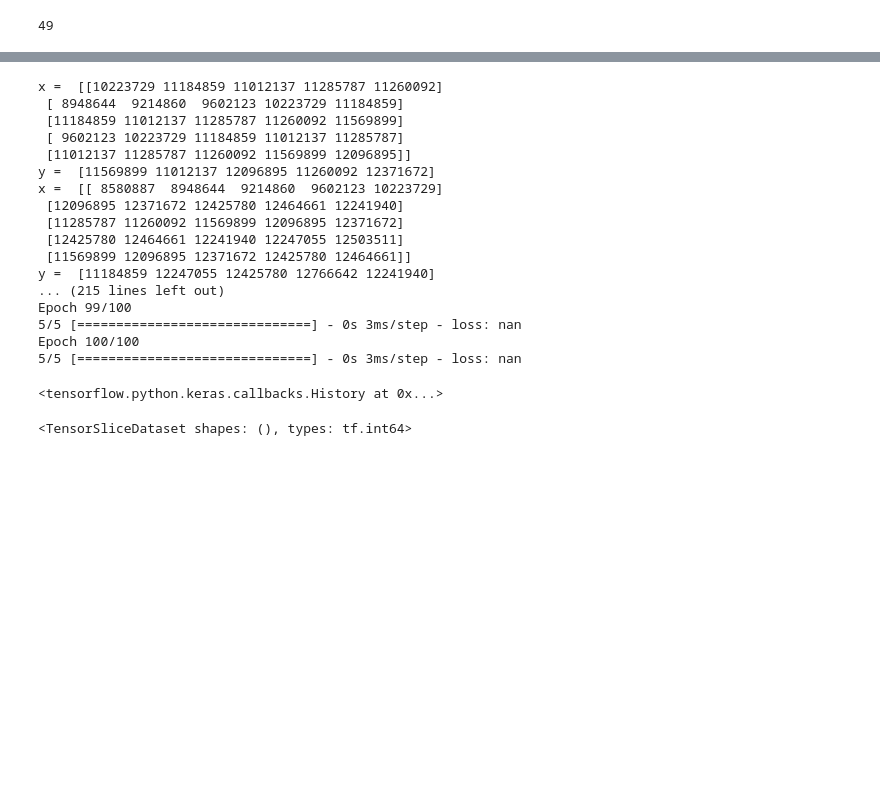
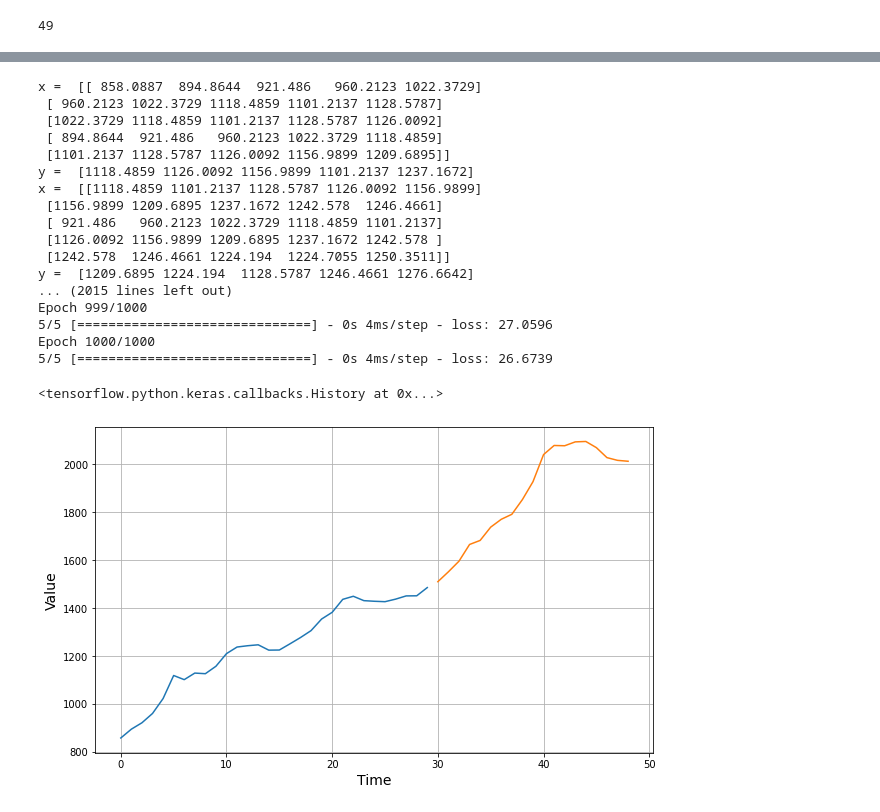
Before and after one commit to Vineet2107/HSO201_CourseProject, a Jupyter notebook: HSO_Arush.ipynb, the cells around one changed output, grey strips where cells are left out. Cells and saved outputs as stored; diff of their text form; code cells hidden in the pictures; blank space fills up the shorter version.

```diff
--- a/HSO_Arush.ipynb
+++ b/HSO_Arush.ipynb
@@ -725,28 +726,39 @@ model = tf.keras.models.Sequential([
                                     tf.keras.layers.Dense(1, input_shape = [window_size]),
 ])
 
-model.compile(loss = "mse", optimizer = tf.keras.optimizers.SGD(lr = 1e-5, momentum = 0.9))
-model.fit(dataset, epochs = 100, verbose = 1)
+model.compile(loss = "mae", optimizer = tf.keras.optimizers.Adam(lr = 1e-4))
+model.fit(dataset, epochs = 1000, verbose = 1)
 # %% [output]
-x =  [[10223729 11184859 11012137 11285787 11260092]
- [ 8948644  9214860  9602123 10223729 11184859]
- [11184859 11012137 11285787 11260092 11569899]
- [ 9602123 10223729 11184859 11012137 11285787]
- [11012137 11285787 11260092 11569899 12096895]]
-y =  [11569899 11012137 12096895 11260092 12371672]
-x =  [[ 8580887  8948644  9214860  9602123 10223729]
- [12096895 12371672 12425780 12464661 12241940]
- [11285787 11260092 11569899 12096895 12371672]
- [12425780 12464661 12241940 12247055 12503511]
- [11569899 12096895 12371672 12425780 12464661]]
-y =  [11184859 12247055 12425780 12766642 12241940]
-... (215 lines left out)
-Epoch 99/100
-5/5 [==============================] - 0s 3ms/step - loss: nan
-Epoch 100/100
-5/5 [==============================] - 0s 3ms/step - loss: nan
+x =  [[ 858.0887  894.8644  921.486   960.2123 1022.3729]
+ [ 960.2123 1022.3729 1118.4859 1101.2137 1128.5787]
+ [1022.3729 1118.4859 1101.2137 1128.5787 1126.0092]
+ [ 894.8644  921.486   960.2123 1022.3729 1118.4859]
+ [1101.2137 1128.5787 1126.0092 1156.9899 1209.6895]]
+y =  [1118.4859 1126.0092 1156.9899 1101.2137 1237.1672]
+x =  [[1118.4859 1101.2137 1128.5787 1126.0092 1156.9899]
+ [1156.9899 1209.6895 1237.1672 1242.578  1246.4661]
+ [ 921.486   960.2123 1022.3729 1118.4859 1101.2137]
+ [1126.0092 1156.9899 1209.6895 1237.1672 1242.578 ]
+ [1242.578  1246.4661 1224.194  1224.7055 1250.3511]]
+y =  [1209.6895 1224.194  1128.5787 1246.4661 1276.6642]
+... (2015 lines left out)
+Epoch 999/1000
+5/5 [==============================] - 0s 4ms/step - loss: 27.0596
+Epoch 1000/1000
+5/5 [==============================] - 0s 4ms/step - loss: 26.6739
 <tensorflow.python.keras.callbacks.History at 0x...>
-# %%
- tf.data.Dataset.from_tensor_slices(series)
-# %% [output]
-<TensorSliceDataset shapes: (), types: tf.int64>
+# %%
+forecast = []
+
+for tim in range(len(series) - window_size):
+  forecast.append(model.predict(series[tim:tim + window_size][np.newaxis]))
+
+forecast = forecast[split_time - window_size:]
+results = np.array(forecast)[:, 0, 0]/10000
+
+plt.figure(figsize = (10,6))
+
+plot_series(range(30), x_train)
+plot_series(range(30, 49), results)
+# %% [output]
+[figure, added]
```
Also changed, not shown: parts of 4 cells of this notebook.
